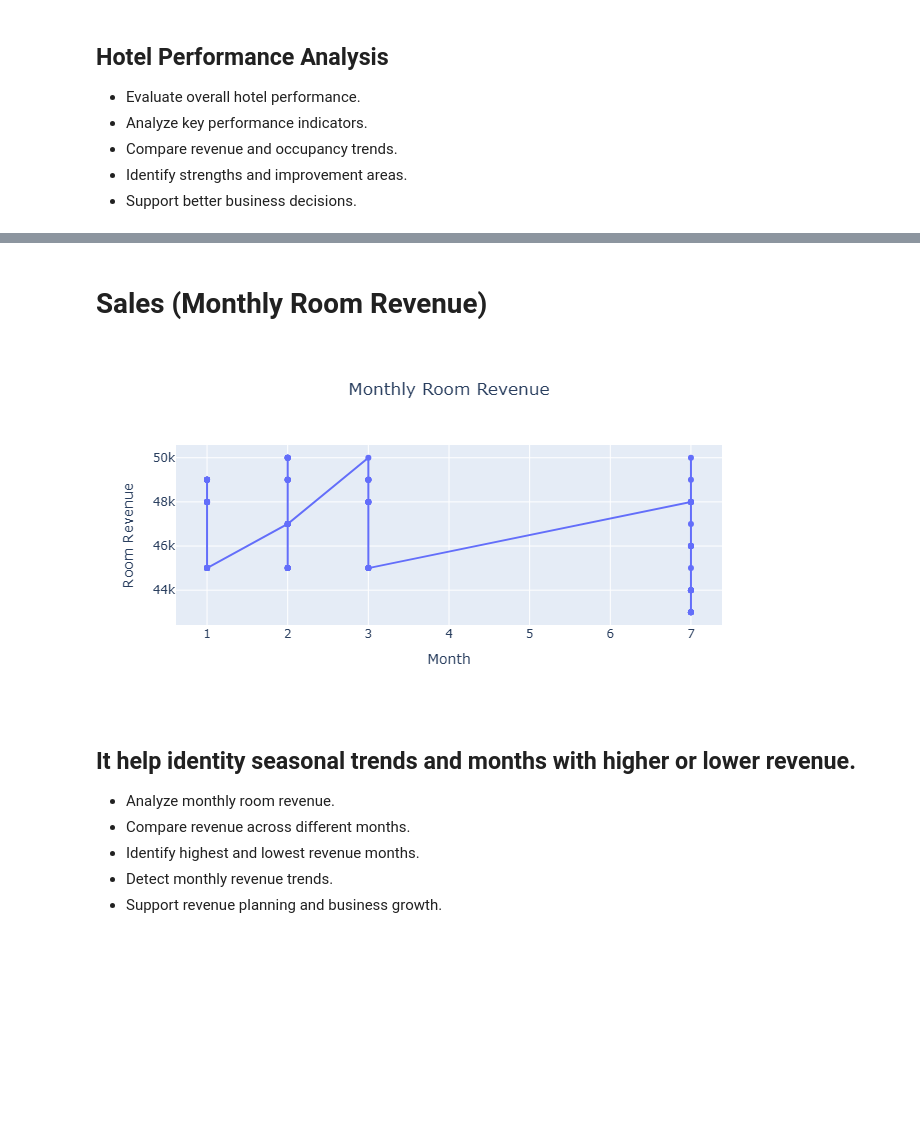
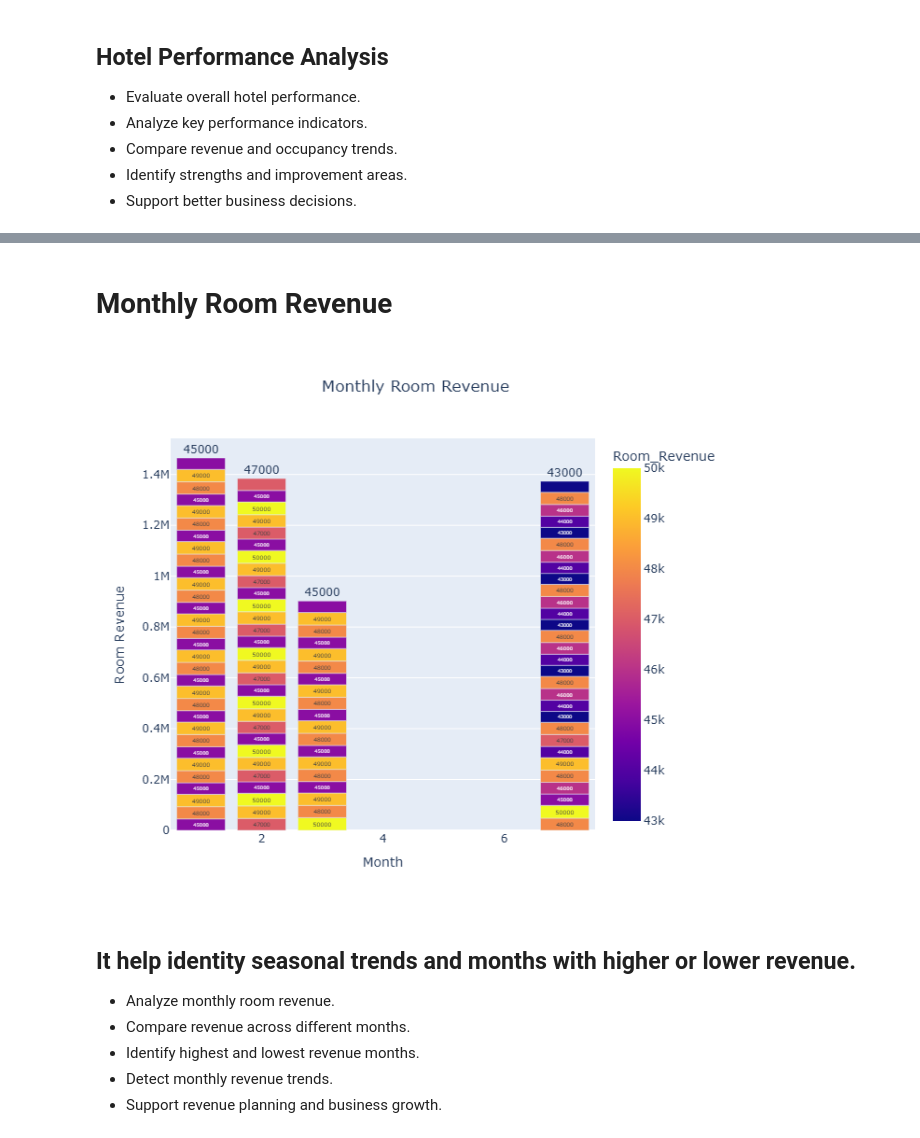
Before and after one commit to harmalmarwaha-lgtm/Hotel-Revenue-Dashboard, a Jupyter notebook: Data cleaning and preprocessing.ipynb, the cells around one changed output, grey strips where cells are left out. Cells and saved outputs as stored; diff of their text form; code cells hidden in the pictures; blank space fills up the shorter version.

```diff
--- a/Data cleaning and preprocessing.ipynb
+++ b/Data cleaning and preprocessing.ipynb
@@ -467,11 +474,11 @@ fig.show()
 # %% [markdown]
-# Sales (Monthly Room Revenue)
+# Monthly Room Revenue
 # %%
-fig = px.line(df,x="Month",y="Room_Revenue",markers=True,title="Monthly Room Revenue")
+fig = px.bar(df,x="Month",y="Room_Revenue",text="Room_Revenue",color="Room_Revenue",title="Monthly Room Revenue",height=600)
 fig.update_layout(title_x=0.5,xaxis_title="Month",yaxis_title="Room Revenue")
 fig.show()
 # %% [output]
-[figure, old version]
+[figure, new version]
 # %% [markdown]
 ## It help identity seasonal trends and months with higher or lower revenue.
 - Analyze monthly room revenue.
```
Also changed, not shown: parts of 14 cells of this notebook, 1 other file.
